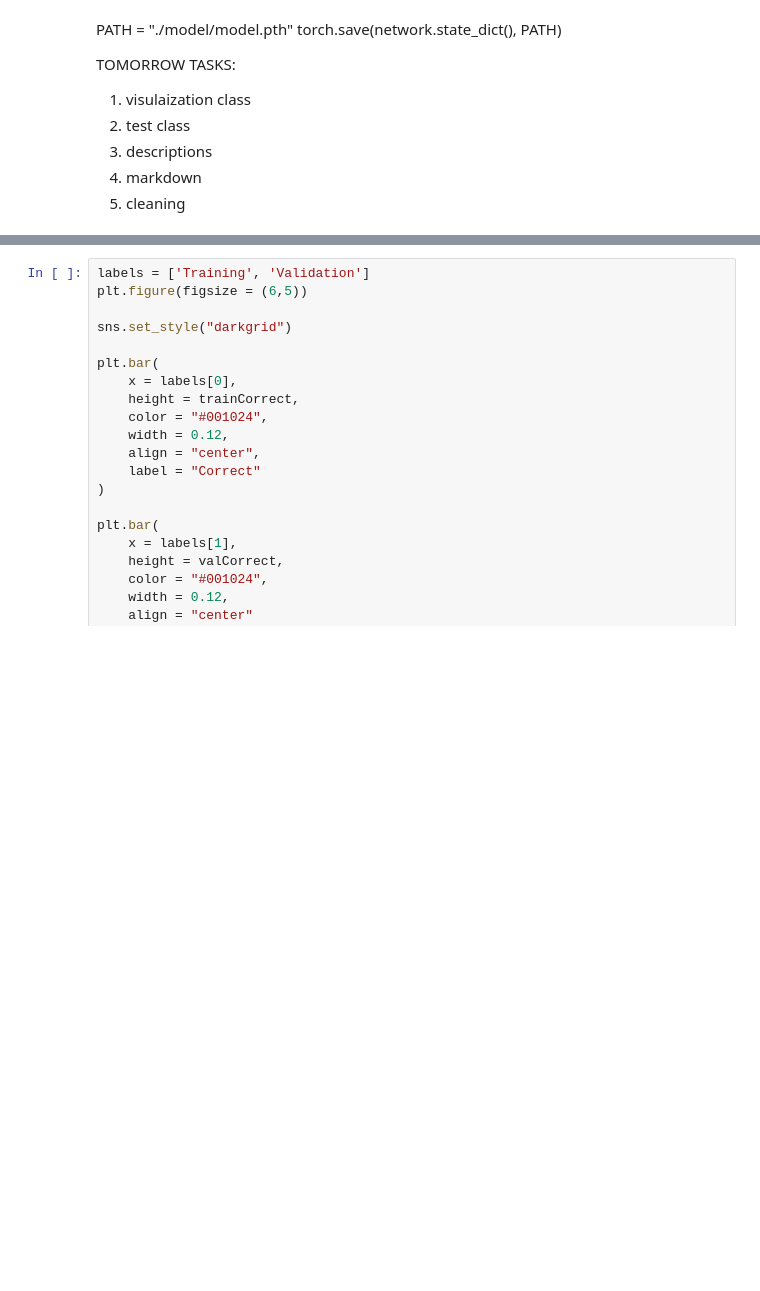
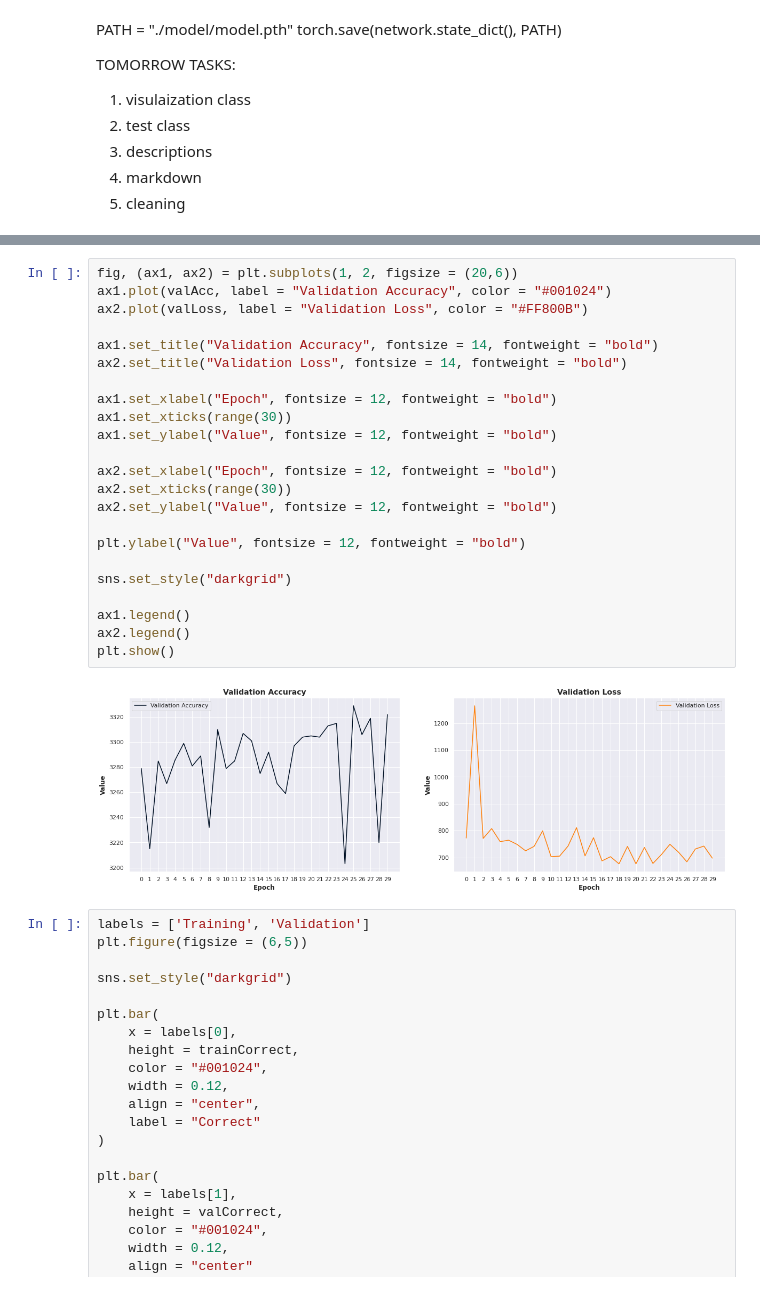
Before and after one commit to WorldWideWest/DSS-Cancer, a Jupyter notebook: classification.ipynb, the cells around one changed output, grey strips where cells are left out. Saved outputs shown, nothing was run; the diff lists cells and outputs as text; blank space fills up the shorter version.

```diff
--- a/classification.ipynb
+++ b/classification.ipynb
@@ -236,3 +222,28 @@ valIncorrect = len(validationData.targets) - validationAccuracy
+# %%
+fig, (ax1, ax2) = plt.subplots(1, 2, figsize = (20,6))
+ax1.plot(valAcc, label = "Validation Accuracy", color = "#001024")
+ax2.plot(valLoss, label = "Validation Loss", color = "#FF800B")
+
+ax1.set_title("Validation Accuracy", fontsize = 14, fontweight = "bold")
+ax2.set_title("Validation Loss", fontsize = 14, fontweight = "bold")
+
+ax1.set_xlabel("Epoch", fontsize = 12, fontweight = "bold")
+ax1.set_xticks(range(30))
+ax1.set_ylabel("Value", fontsize = 12, fontweight = "bold")
+
+ax2.set_xlabel("Epoch", fontsize = 12, fontweight = "bold")
+ax2.set_xticks(range(30))
+ax2.set_ylabel("Value", fontsize = 12, fontweight = "bold")
+
+plt.ylabel("Value", fontsize = 12, fontweight = "bold")
+
+sns.set_style("darkgrid")
+
+ax1.legend()
+ax2.legend()
+plt.show()
+# %% [output]
+[figure, added]
 # %%
 labels = ['Training', 'Validation']
 plt.figure(figsize = (6,5))
```
Also changed, not shown: parts of 8 cells of this notebook.
